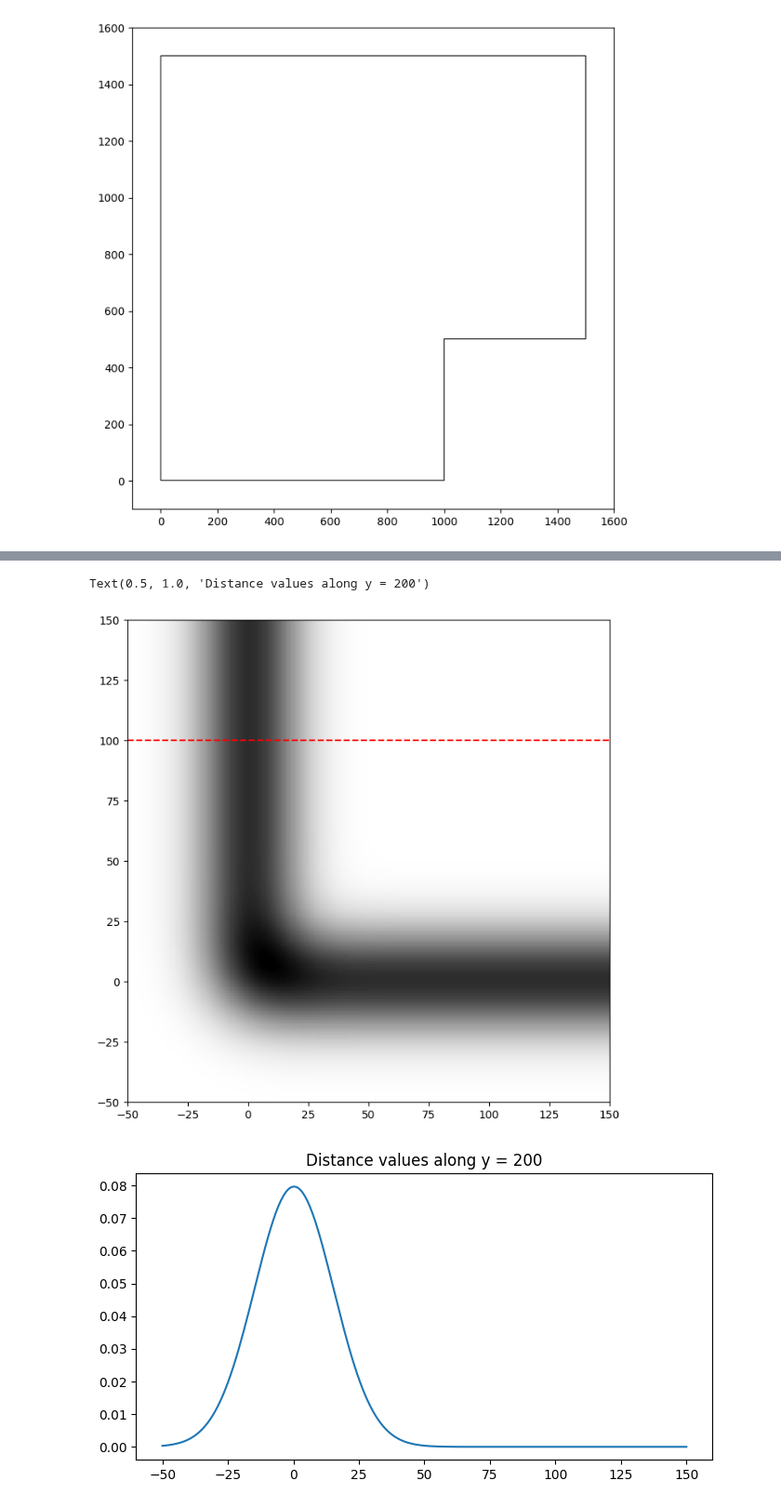
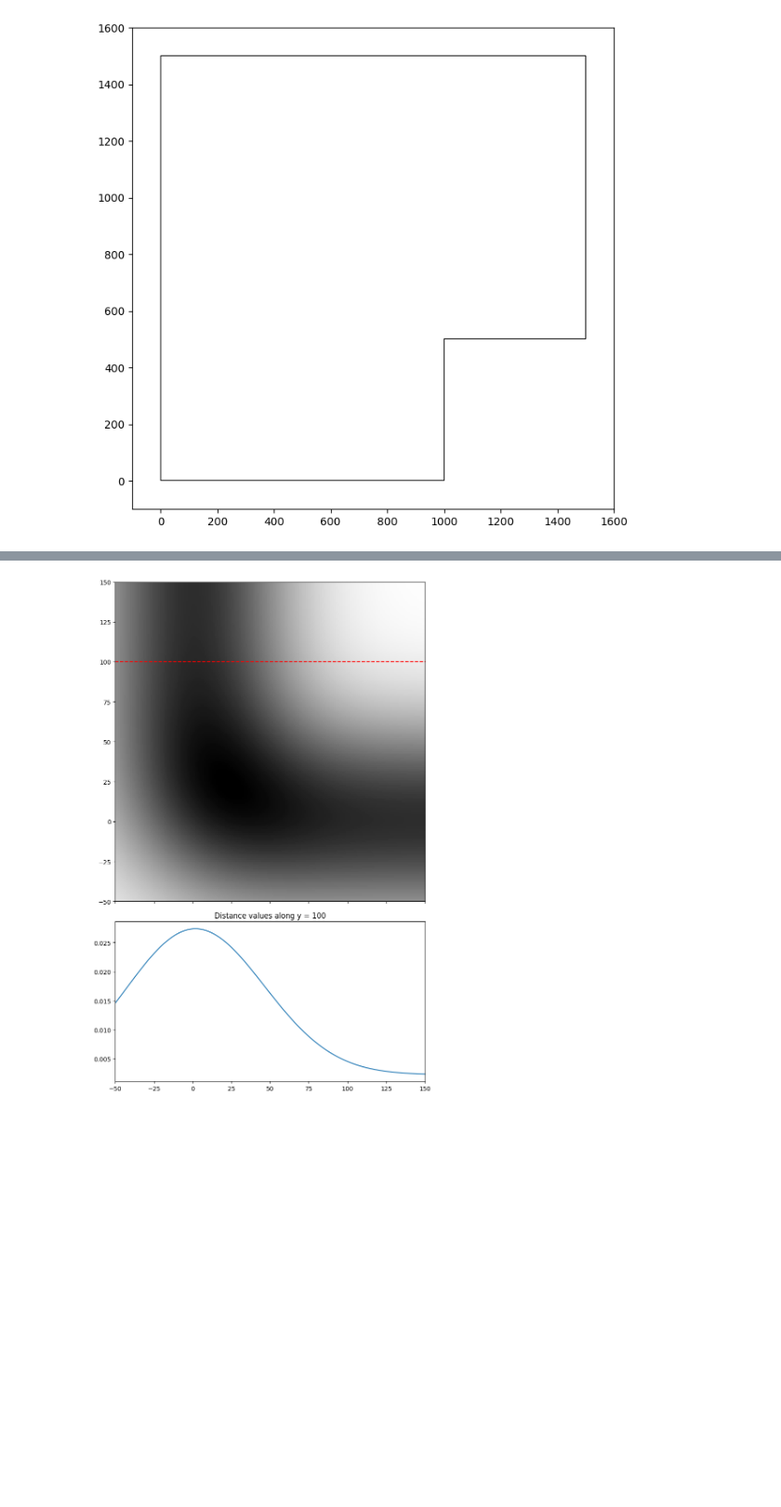
Before and after one commit to PacktPublishing/Learn-Robotics-Programming-3rd-edition, a Jupyter notebook: experiments/boundary_probabilities.ipynb, the cells around one changed output, grey strips where cells are left out. Shown at 93% size. Saved outputs shown, nothing was run; the diff lists cells and outputs as text; code cells hidden in the pictures; blank space fills up the shorter version.

```diff
--- a/experiments/boundary_probabilities.ipynb
+++ b/experiments/boundary_probabilities.ipynb
@@ -29,6 +31,6 @@ plot_map(walls_map)
 # %% [output]
 [figure]
 # %%
-distance_map = cv2.GaussianBlur(walls_map, (0, 0), 15)
+distance_map = cv2.GaussianBlur(walls_map, (0, 0), 45)
 plot_map(distance_map)
 # %% [output]
@@ -36,20 +38,33 @@ plot_map(distance_map)
 # %%
-plot_map(distance_map)
-axs = plt.gca()
-axs.set_xlim(-50, 150)
-axs.set_ylim(-50, 150)
-# Draw a line at y = 150
-plt.axhline(y=100, color='r', linestyle='--')
-# # Draw a further plot of the row y = 100
+# Plot map and sampled row in a vertical stack with aligned x-axes
+fig, (ax_map, ax_row) = plt.subplots(
+    2, 1, figsize=(8, 12), sharex=True,
+    gridspec_kw={"height_ratios": [4, 2]}
+ )
+
+# Top plot: distance map with sampling line
+ax_map.imshow(
+    distance_map,
+    cmap='gray_r',
+    origin='lower',
+    extent=[map_frame.w_left, map_frame.w_right, map_frame.w_bottom, map_frame.w_top],
+    aspect='auto'
+ )
+ax_map.set_xlim(-50, 150)
+ax_map.set_ylim(-50, 150)
+ax_map.axhline(y=100, color='r', linestyle='--')
+ax_map.tick_params(labelbottom=False)
+
+# Bottom plot: values along y=100 (projection of the dashed line above)
 map_y = 100 + map_frame.margin
 row = distance_map[map_y, 50:250]
-plt.figure(figsize=(8, 4))
-plt.plot(np.linspace(-50, 150, 200), row)
-plt.title(f'Distance values along y = {map_y}')
+ax_row.plot(np.linspace(-50, 150, 200), row)
+ax_row.set_title('Distance values along y = 100')
+ax_row.set_xlim(-50, 150)
+
+fig.tight_layout()
 # %% [output]
-Text(0.5, 1.0, 'Distance values along y = 200')
-[figure, old version]
+[figure, new version]
-[figure, removed]
 # %%
 np.min(distance_map), np.max(distance_map)
 # %% [output]
```
Also changed, not shown: parts of 15 cells of this notebook, 8 other files.
